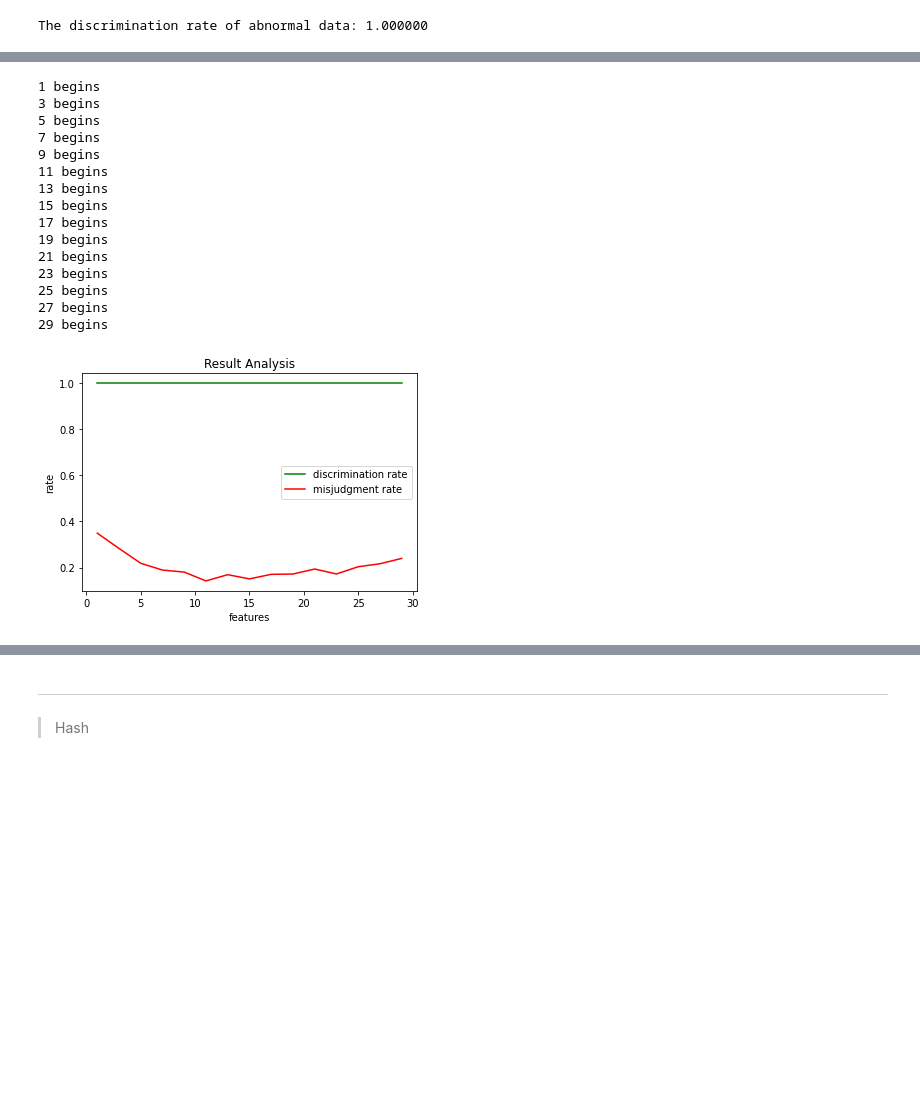
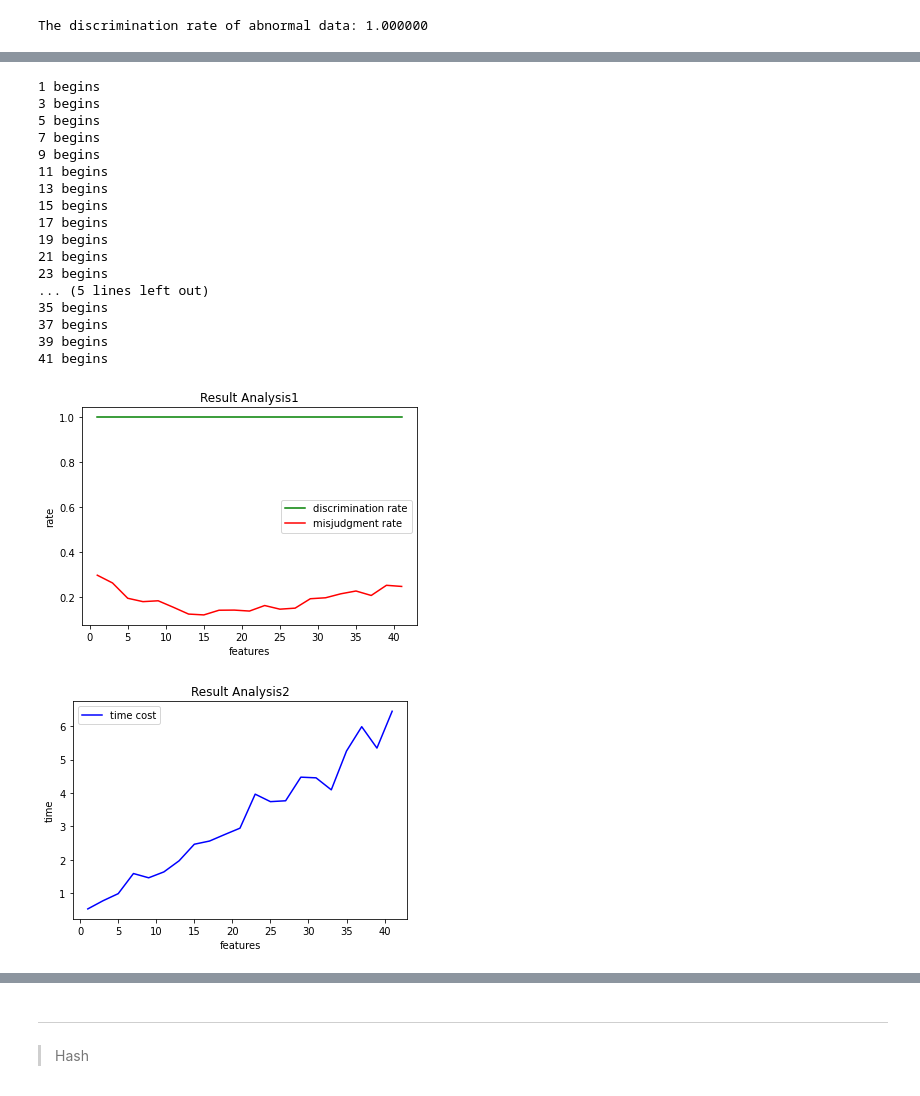
Before and after one commit to YeweiYuan/Iot-Security-Project, a Jupyter notebook: MLforUDP.ipynb, the cells around one changed output, grey strips where cells are left out. Saved outputs shown, nothing was run; the diff lists cells and outputs as text; code cells hidden in the pictures; blank space fills up the shorter version.

```diff
--- a/MLforUDP.ipynb
+++ b/MLforUDP.ipynb
@@ -647,5 +722,8 @@ array([[   27,     0,     0,     0,     0,     0,     0,     0],
 # %%
 from sklearn.svm import SVC
 model = SVC()
+time_start=time.time()
 model.fit(x_train1, y_train1)
+time_end=time.time()
+print('time cost',time_end-time_start,'s')
 # %% [output]
@@ -721,7 +796,7 @@ anormaldata, normaldata = [x for _, x in data.groupby(data['device'] > 0)]
 # %%
 from sklearn.ensemble import IsolationForest
 # %%
-features = x_columns[indices[0:5]]
+features = x_columns[indices[0:43]]
 # %%
 normaldata_det = normaldata[features]
 anormaldata_det = anormaldata[features]
@@ -739,5 +814,5 @@ normaldata_det.describe()
 # %%
-#normaldata_train, normaldata_test = train_test_split(normaldata, test_size = 0.1)
-normaldata_train, normaldata_test = train_test_split(normaldata_det, test_size = 0.1)
+normaldata_train0, normaldata_test0 = train_test_split(normaldata, test_size = 0.2)
+normaldata_train, normaldata_test = train_test_split(normaldata_det, test_size = 0.2)
 len(normaldata_test)
 # %% [output]
@@ -776,13 +859,17 @@ The misjudgment rate of normal data： 0.220747
 # %%
 rate0 = []
 rate = []
-for i in range(1,30,2):
+tim = []
+for i in range(1,43,2):
    print('%d begins'%i)
    features = x_columns[indices[0:i]]
    normaldata_det = normaldata[features]
    anormaldata_det = anormaldata[features]
    normaldata_train, normaldata_test = train_test_split(normaldata_det, test_size = 0.1)
+   time_start=time.time()
    test = IsolationForest(random_state=0).fit(normaldata_train)
+   time_end=time.time()
+   tim.append(time_end-time_start)
    isanormal = test.predict(anormaldata_det)
    rate0.append(np.sum(isanormal == -1)/len(isanormal))
    isnormal = test.predict(normaldata_test)
@@ -800,21 +887,31 @@ for i in range(1,30,2):
 19 begins
 21 begins
 23 begins
-25 begins
-27 begins
-29 begins
+... (5 lines left out)
+35 begins
+37 begins
+39 begins
+41 begins
 # %%
-plt.title('Result Analysis')
-plt.plot(range(1,30,2), rate0, color='green', label='discrimination rate')
-plt.plot(range(1,30,2), rate, color='red', label='misjudgment rate')
-
+plt.title('Result Analysis1')
+plt.plot(range(1,43,2), rate0, color='green', label='discrimination rate')
+plt.plot(range(1,43,2), rate, color='red', label='misjudgment rate')
 plt.legend()
 
 plt.xlabel('features')
 plt.ylabel('rate')
 plt.show()
+
+plt.title('Result Analysis2')
+plt.plot(range(1,43,2), tim, color='blue', label='time cost')
+plt.legend()
+
+plt.xlabel('features')
+plt.ylabel('time')
+plt.show()
 # %% [output]
-[figure, old version]
+[figure, new version]
+[figure, added]
 # %%
 print('%d features is the best with misjudgement rate %0.1f'%(2*rate.index(min(rate))+1,min(rate)))
 # %% [output]
```
Also changed, not shown: parts of 44 cells of this notebook.
